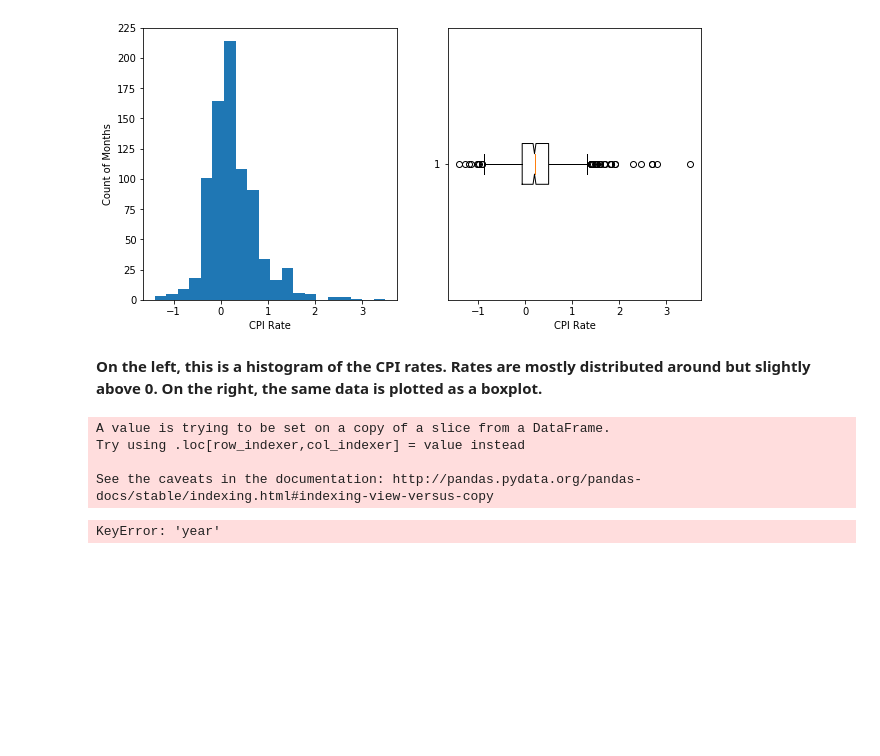
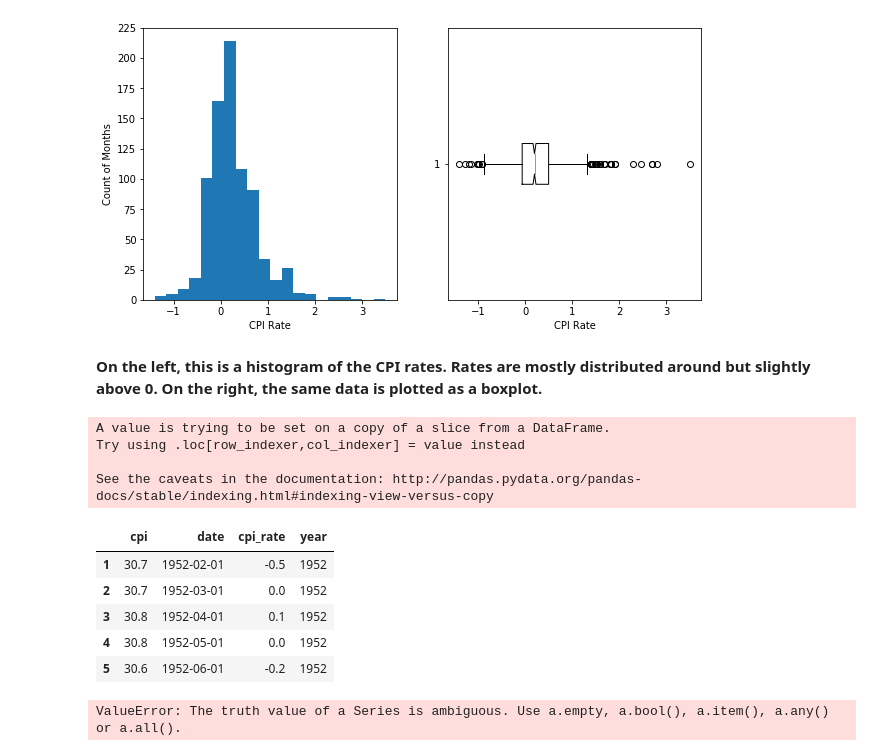
Before and after one commit to chrisoyer/thinkful_notes, a Jupyter notebook: Food Inflation plots.ipynb, the cells around one changed output. Saved outputs shown, nothing was run; the diff lists cells and outputs as text; code cells hidden in the pictures; blank space fills up the shorter version.

```diff
--- a/Food Inflation plots.ipynb
+++ b/Food Inflation plots.ipynb
@@ -929,15 +929,24 @@ On the right, the same data is plotted as a boxplot.__
 # %%
 #make dataframe with decadal data
 cpidf['year']=cpidf['date'].dt.year
 cpidf.head()
-
-cpidf.loc[:,'year'].groupby('year').max()
-
-#cpi_decades_df = pd.DataFrame(cpidf['year'].groupby('year').max())
-#cpi_decades_df
 # %% [output]
 A value is trying to be set on a copy of a slice from a DataFrame.
 Try using .loc[row_indexer,col_indexer] = value instead
 
 See the caveats in the documentation: http://pandas.pydata.org/pandas-docs/stable/indexing.html#indexing-view-versus-copy
-KeyError: 'year'
+|  | cpi | date | cpi_rate | year |
+| 1 | 30.7 | 1952-02-01 | -0.5 | 1952 |
+| 2 | 30.7 | 1952-03-01 | 0.0 | 1952 |
+| 3 | 30.8 | 1952-04-01 | 0.1 | 1952 |
+| 4 | 30.8 | 1952-05-01 | 0.0 | 1952 |
+| 5 | 30.6 | 1952-06-01 | -0.2 | 1952 |
+# %%
+cpi_years_df = cpidf.groupby('year').aggregate(np.mean)
+plot_ticks = np.arange(cpi_years_df['cpi'])
+
+plt.bar(cpi_years_df, height=cpi_years_df['cpi'])
+plt.xlabel('cpi')
+plt.plot
+# %% [output]
+ValueError: The truth value of a Series is ambiguous. Use a.empty, a.bool(), a.item(), a.any() or a.all().
```
Also changed, not shown: 4 other files.
